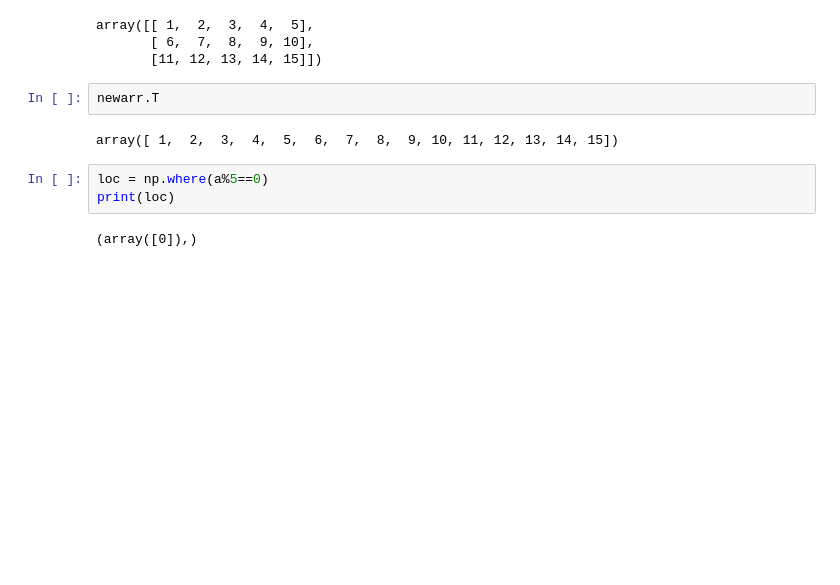
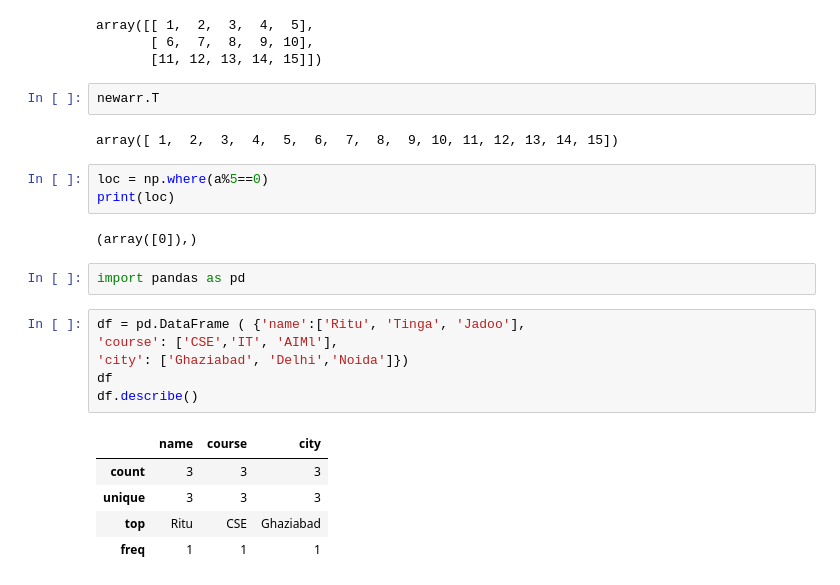
Before and after one commit to RituRai-03/HCL-Training, a Jupyter notebook: Day-02.ipynb, the cells around one changed output. Saved outputs shown, nothing was run; the diff lists cells and outputs as text; blank space fills up the shorter version.

```diff
--- a/Day-02.ipynb
+++ b/Day-02.ipynb
@@ -96,3 +96,17 @@ loc = np.where(a%5==0)
 print(loc)
 # %% [output]
 (array([0]),)
+# %%
+import pandas as pd
+# %%
+df = pd.DataFrame ( {'name':['Ritu', 'Tinga', 'Jadoo'],
+'course': ['CSE','IT', 'AIMl'],
+'city': ['Ghaziabad', 'Delhi','Noida']})
+df
+df.describe()
+# %% [output]
+|  | name | course | city |
+| count | 3 | 3 | 3 |
+| unique | 3 | 3 | 3 |
+| top | Ritu | CSE | Ghaziabad |
+| freq | 1 | 1 | 1 |
```
Also changed, not shown: parts of 9 cells of this notebook, 1 other file.
